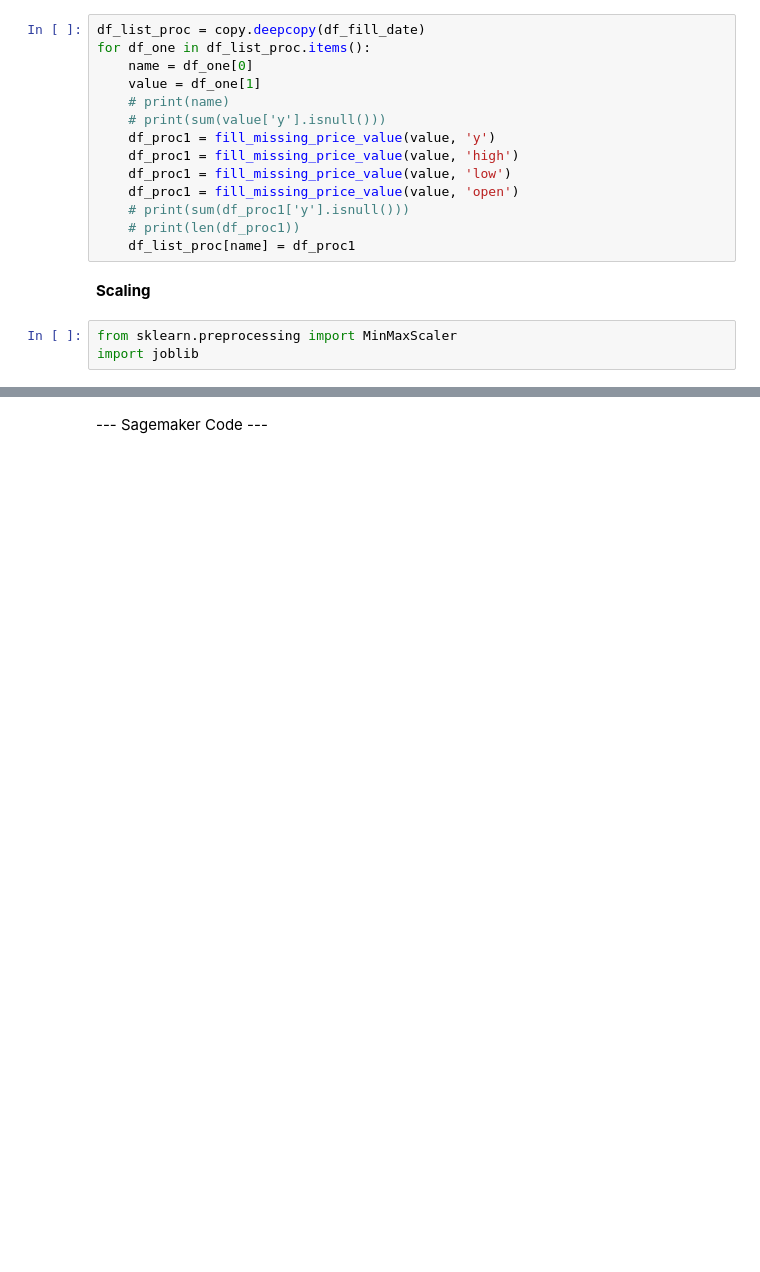
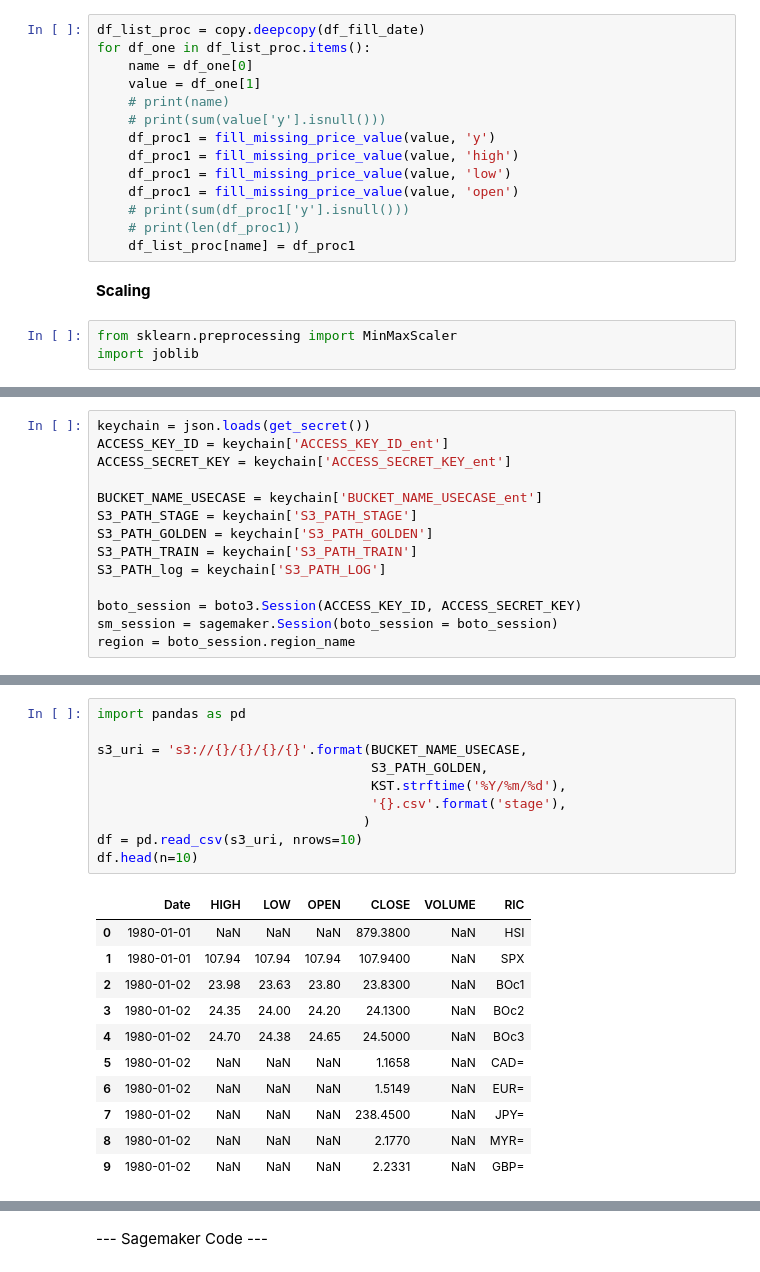
Before and after one commit to gwangjinjeong/palm-oil-price-forecast, a Jupyter notebook: MLOps_Env4palm.ipynb, the cells around one changed output, grey strips where cells are left out. Cells and saved outputs as stored; diff of their text form; blank space fills up the shorter version.

Commit message:
Update sagemaker propressing

```diff
--- a/MLOps_Env4palm.ipynb
+++ b/MLOps_Env4palm.ipynb
@@ -590,0 +646,14 @@ upload_df_to_S3(ACCESS_KEY_ID,
+# %%
+keychain = json.loads(get_secret())
+ACCESS_KEY_ID = keychain['ACCESS_KEY_ID_ent']
+ACCESS_SECRET_KEY = keychain['ACCESS_SECRET_KEY_ent']
+
+BUCKET_NAME_USECASE = keychain['BUCKET_NAME_USECASE_ent']
+S3_PATH_STAGE = keychain['S3_PATH_STAGE']
+S3_PATH_GOLDEN = keychain['S3_PATH_GOLDEN']
+S3_PATH_TRAIN = keychain['S3_PATH_TRAIN']
+S3_PATH_log = keychain['S3_PATH_LOG']
+
+boto_session = boto3.Session(ACCESS_KEY_ID, ACCESS_SECRET_KEY)
+sm_session = sagemaker.Session(boto_session = boto_session)
+region = boto_session.region_name
@@ -590,0 +673,22 @@ upload_df_to_S3(ACCESS_KEY_ID,
+# %%
+import pandas as pd
+
+s3_uri = 's3://{}/{}/{}/{}'.format(BUCKET_NAME_USECASE,
+                                   S3_PATH_GOLDEN,
+                                   KST.strftime('%Y/%m/%d'),
+                                   '{}.csv'.format('stage'),
+                                  )
+df = pd.read_csv(s3_uri, nrows=10)
+df.head(n=10)
+# %% [output]
+|  | Date | HIGH | LOW | OPEN | CLOSE | VOLUME | RIC |
+| 0 | 1980-01-01 | NaN | NaN | NaN | 879.3800 | NaN | HSI |
+| 1 | 1980-01-01 | 107.94 | 107.94 | 107.94 | 107.9400 | NaN | SPX |
+| 2 | 1980-01-02 | 23.98 | 23.63 | 23.80 | 23.8300 | NaN | BOc1 |
+| 3 | 1980-01-02 | 24.35 | 24.00 | 24.20 | 24.1300 | NaN | BOc2 |
+| 4 | 1980-01-02 | 24.70 | 24.38 | 24.65 | 24.5000 | NaN | BOc3 |
+| 5 | 1980-01-02 | NaN | NaN | NaN | 1.1658 | NaN | CAD= |
+| 6 | 1980-01-02 | NaN | NaN | NaN | 1.5149 | NaN | EUR= |
+| 7 | 1980-01-02 | NaN | NaN | NaN | 238.4500 | NaN | JPY= |
+| 8 | 1980-01-02 | NaN | NaN | NaN | 2.1770 | NaN | MYR= |
+| 9 | 1980-01-02 | NaN | NaN | NaN | 2.2331 | NaN | GBP= |
```
Also changed, not shown: parts of 83 cells of this notebook.
